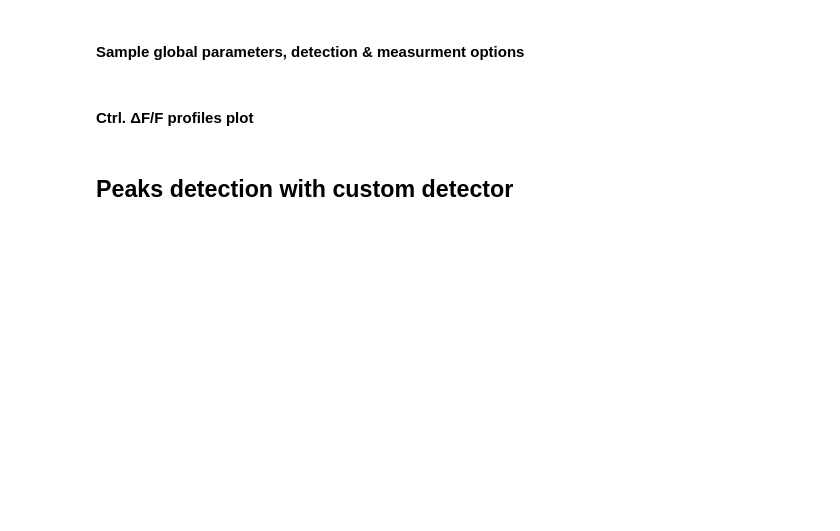
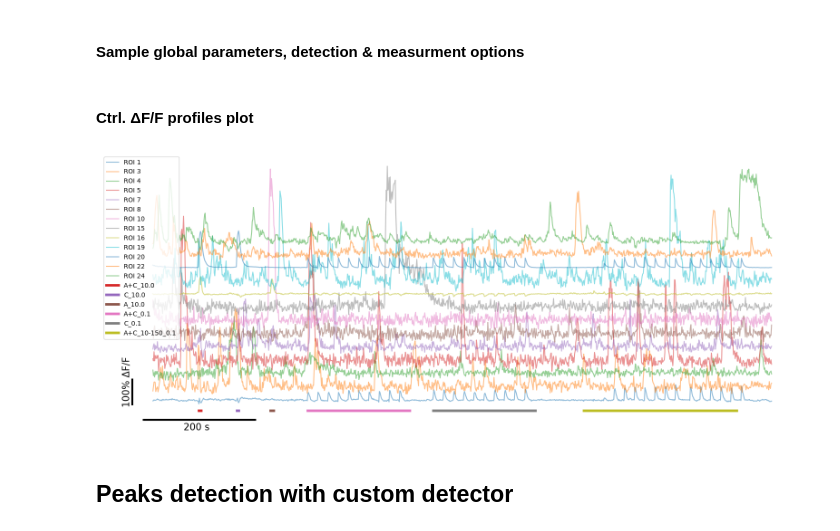
Before and after one commit to wisstock/microca, a Jupyter notebook: neuro/neuro_peak_det.ipynb, the cells around one changed output. Drawn from its saved outputs; the diff is of its cells as text; code cells hidden in the pictures; blank space fills up the shorter version.

```diff
--- a/neuro/neuro_peak_det.ipynb
+++ b/neuro/neuro_peak_det.ipynb
@@ -96,18 +96,19 @@ def prof_peaks_plot(input_profile, peaks_i, peaks_prop, x_time=None, add_profile
     # plt.legend()
     plt.show()
 
-def cascade_plot(prof_arr, time, line_dict, y_shift=0.5):
+def cascade_plot(input_df, time, line_dict, y_shift=0.5):
     """ prof_arr, [prof_num, prof_val] - 2d numpy array with dF/F profiles
 
     """
-    prof_df = prof_arr[:,1,:]
+    list_ROI = np.array(input_df.comp.unique())
     time_bar = int(200 * (max(time)/len(time)) )
 
     plt.figure(figsize=(20, 8))
 
     shift = 0
-    for i in range(prof_df.shape[0]):
-        plt.plot(time, prof_df[i]+shift, alpha=.5, label=f'ROI {i+1}')
+    for num_ROI in list_ROI:
+        prof_ROI = np.array(input_df['profile_ddf'][input_df['comp'] == num_ROI])
+        plt.plot(time, prof_ROI+shift, alpha=.5, label=f'ROI {num_ROI}')
         shift += y_shift
 
     for line_name in line_dict:
@@ -130,7 +131,7 @@ samp_name = 'A0005'
 samp_path = os.path.join(''.join(sys.path[0].split('neuro')), 'data_neuro', samp_name)
 
 # sample YAML metadata file uploading
-with open(f'{samp_path}/{samp_name}_stim.yaml') as f:
+with open(f'{samp_path}/{samp_name}_meta.yaml') as f:
     samp_meta = yaml.safe_load(f)
 
 # sample data frame uploading
@@ -146,8 +155,8 @@ ctrl_plot(pre_df)
 # %%
 # time parameters (from meta file)
 total_reg_t = samp_meta['Reg_time']
-frame_time = total_reg_t / max(pre_df['index'])
-time_line = np.linspace(0, total_reg_t, num=max(pre_df['index'])+1)
+frame_time = total_reg_t / max(pre_df['indx'])
+time_line = np.linspace(0, total_reg_t, num=max(pre_df['indx'])+1)
 
 # treatment parameters (from meta file)
 treatment_dict = {}
@@ -164,6 +173,11 @@ min_distance_frames = int(min_distance_sec / frame_time)
 if min_distance_frames < 1:
     min_distance_frames = 1
 
+# prominence calc window option
+wlen_sec = 30
+wlen_frames = int(wlen_sec / frame_time)
+
+# duration options
 width_sec = [1, 200]  # [min, max]
 width_frames = np.asanyarray([width_sec[0]/frame_time, width_sec[1]/frame_time], dtype=int)
 
@@ -173,6 +187,8 @@ plat_frames[plat_frames == 0] = 1
 # %% [markdown]
 #### Ctrl. ΔF/F profiles plot
 # %%
-cascade_plot(pre_arr, time_line, application_lines_dict)
+cascade_plot(pre_df, time_line, application_lines_dict)
+# %% [output]
+[figure, added]
 # %% [markdown]
 ## Peaks detection with custom detector
```
Also changed, not shown: parts of 4 cells of this notebook, 1 other file.
